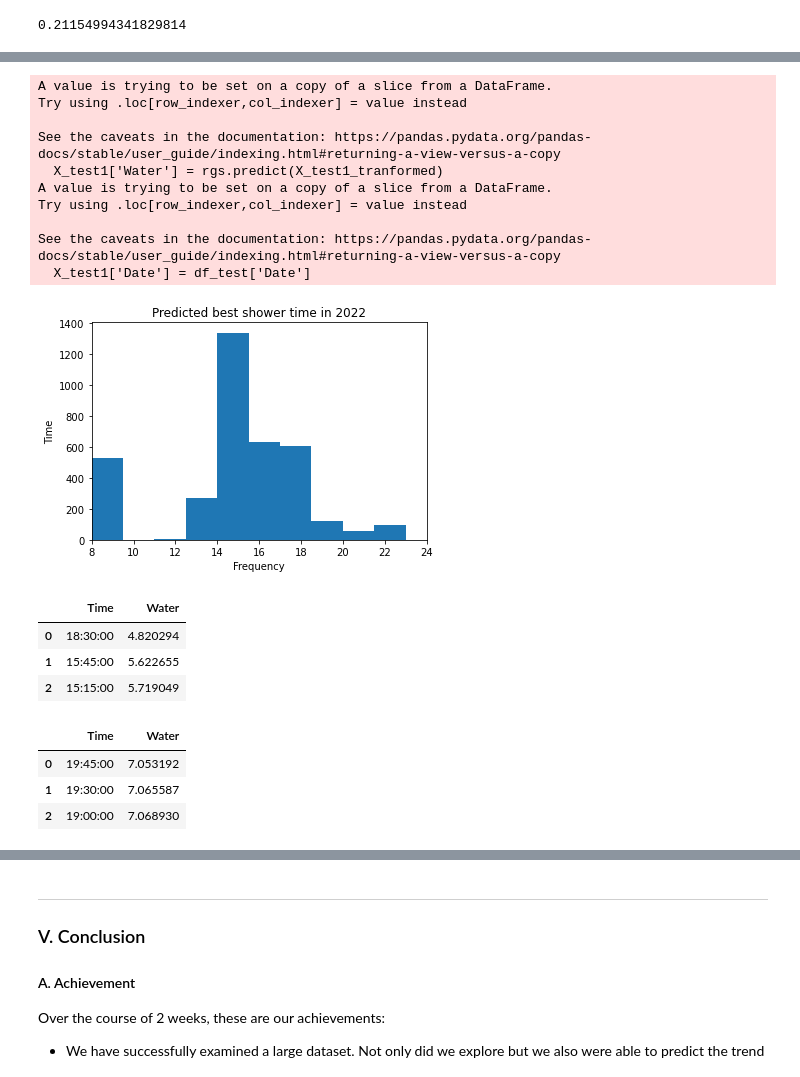
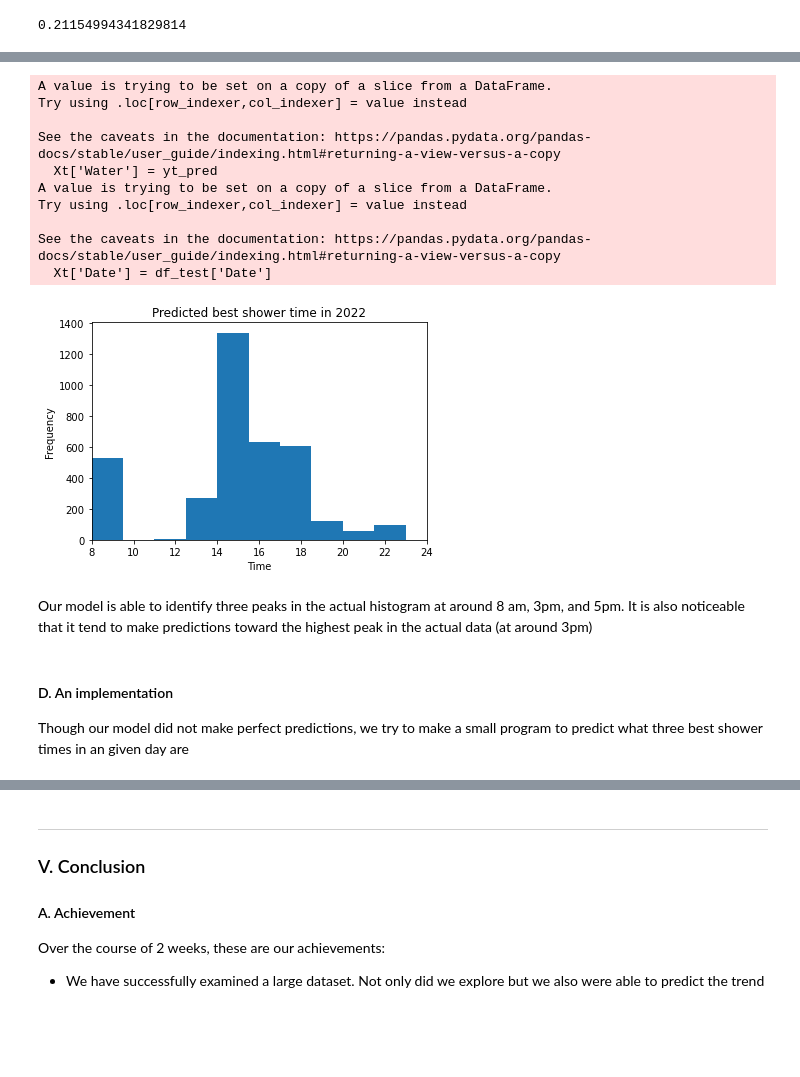
Before and after one commit to tnguyen2907/noah-water-use_ds, a Jupyter notebook: shower.ipynb, the cells around one changed output, grey strips where cells are left out. Drawn from its saved outputs; the diff is of its cells as text; code cells hidden in the pictures; blank space fills up the shorter version.

```diff
--- a/shower.ipynb
+++ b/shower.ipynb
@@ -505,29 +518,33 @@ plt.show()
 # %%
-X_test1 = df_test[['Month', 'Day', 'Time']]
-X_test1_tranformed = transformer.transform(X_test1)
-X_test1['Water'] = rgs.predict(X_test1_tranformed)
-X_test1['Date'] = df_test['Date']
-best_time_pred = X_test1.groupby('Date').apply(lambda d: d.iloc[d['Water'].argsort()[:10]]['Time'])
+Xt['Water'] = yt_pred
+Xt['Date'] = df_test['Date']
+best_time_pred = Xt.groupby('Date').apply(lambda d: d.iloc[d['Water'].argsort()[:10]]['Time'])
 plt.figure()
 best_time_pred_hour = best_time_pred.apply(lambda x: x.hour)
 plt.hist(best_time_pred_hour)
-plt.xlabel('Frequency')
-plt.ylabel('Time')
+plt.xlabel('Time')
+plt.ylabel('Frequency')
 plt.title('Predicted best shower time in 2022')
 plt.xlim(8, 24)
 plt.show()
 # %% [output]
 A value is trying to be set on a copy of a slice from a DataFrame.
 Try using .loc[row_indexer,col_indexer] = value instead
 
 See the caveats in the documentation: https://pandas.pydata.org/pandas-docs/stable/user_guide/indexing.html#returning-a-view-versus-a-copy
-  X_test1['Water'] = rgs.predict(X_test1_tranformed)
+  Xt['Water'] = yt_pred
 A value is trying to be set on a copy of a slice from a DataFrame.
 Try using .loc[row_indexer,col_indexer] = value instead
 
 See the caveats in the documentation: https://pandas.pydata.org/pandas-docs/stable/user_guide/indexing.html#returning-a-view-versus-a-copy
-  X_test1['Date'] = df_test['Date']
+  Xt['Date'] = df_test['Date']
-[figure, old version]
+[figure, new version]
+# %% [markdown]
+Our model is able to identify three peaks in the actual histogram at around 8 am, 3pm, and 5pm. It is also noticeable that it tend to make predictions toward the highest peak in the actual data (at around 3pm)
+# %% [markdown]
+#### D. An implementation
+
+Though our model did not make perfect predictions, we try to make a small program to predict what three best shower times in an given day are
 # %%
 from datetime import datetime
 from datetime import timedelta
@@ -548,18 +565,3 @@ def get_3best_time(month=datetime.now().month, day=datetime.now().day, earliest=
     cur_X['Water'] = trained_model.predict(cur_X_transformed)
     top_3 = cur_X.iloc[cur_X['Water'].argsort()[:3]]
     return top_3[['Time', 'Water']].reset_index(drop=True)
-get_3best_time()
-# %% [output]
-|  | Time | Water |
-| 0 | 18:30:00 | 4.820294 |
-| 1 | 15:45:00 | 5.622655 |
-| 2 | 15:15:00 | 5.719049 |
-# %%
-month = 1
-day = 24
-get_3best_time(1, 25, '19:00', '22:00')
-# %% [output]
-|  | Time | Water |
-| 0 | 19:45:00 | 7.053192 |
-| 1 | 19:30:00 | 7.065587 |
-| 2 | 19:00:00 | 7.068930 |
```
Also changed, not shown: parts of 10 cells of this notebook.
